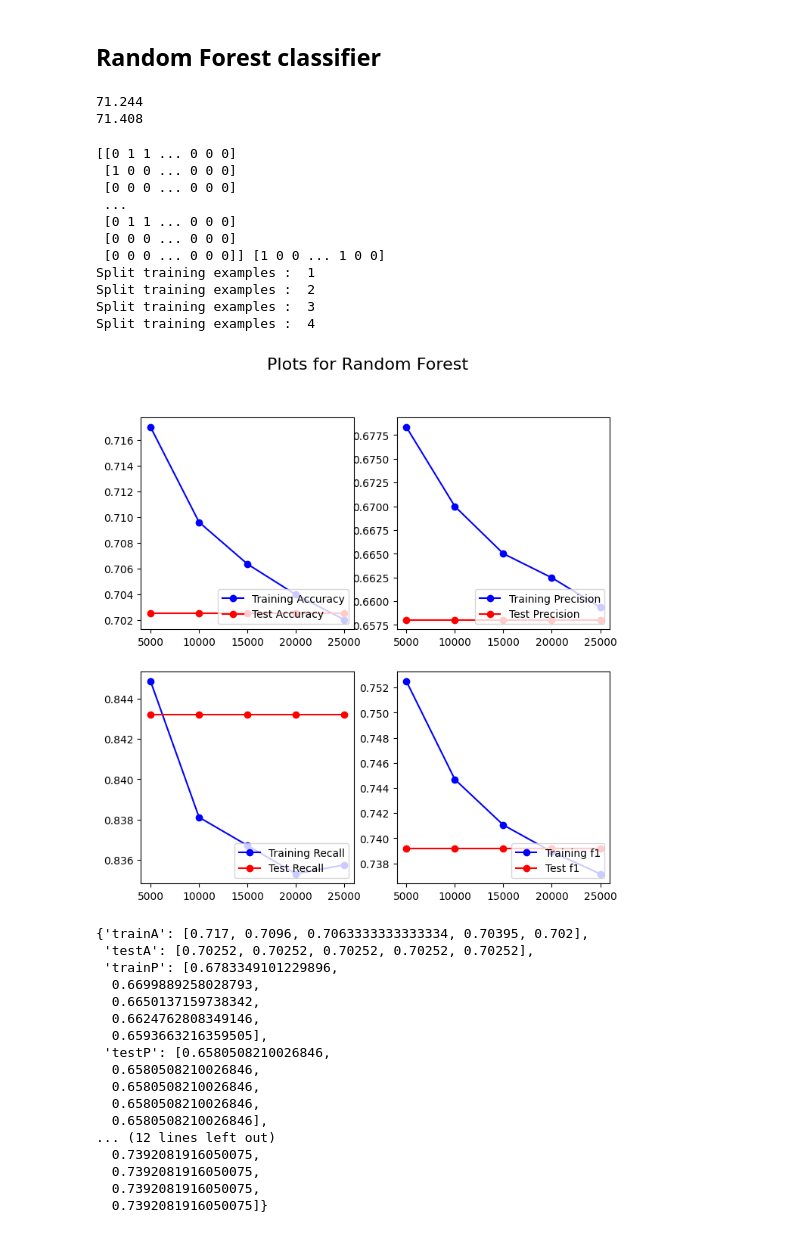
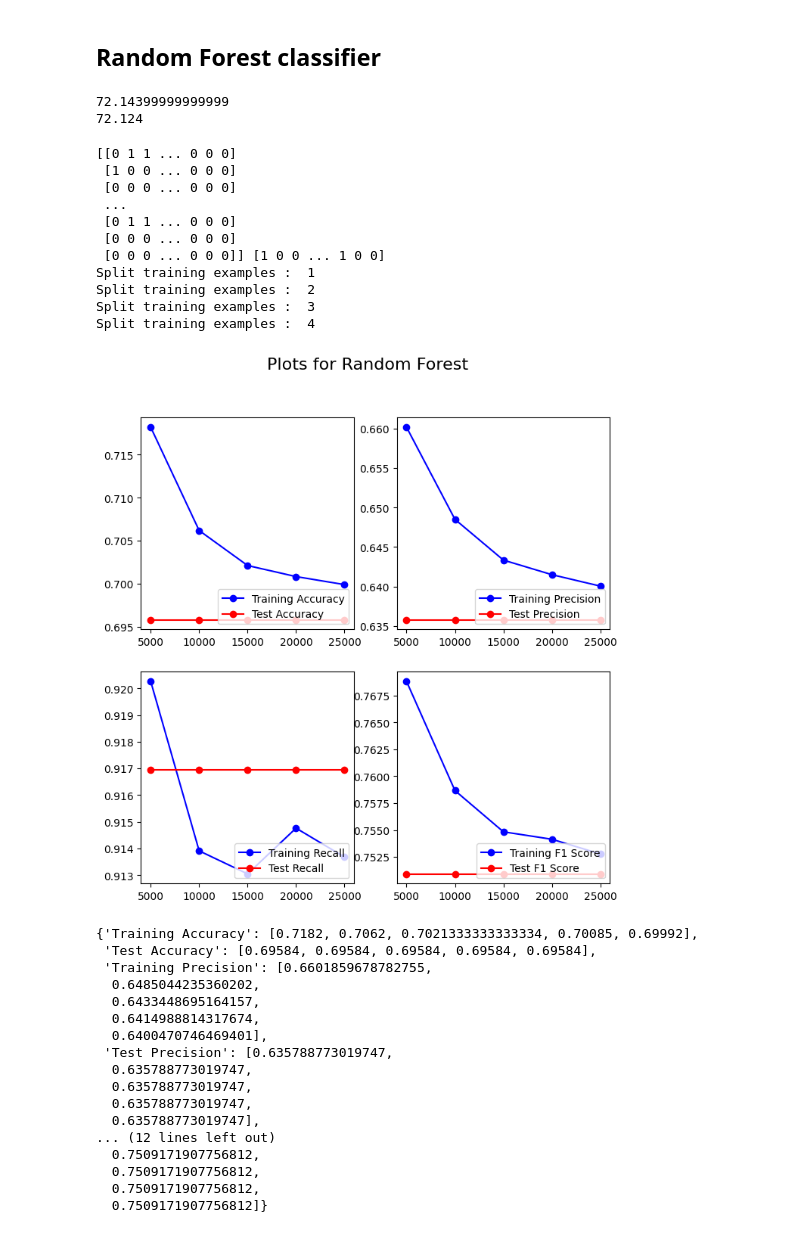
Before and after one commit to OSpyropoulos/IMDb-reviews-classification, a Jupyter notebook: ergasia.ipynb, the cells around one changed output. Drawn from its saved outputs; the diff is of its cells as text; code cells hidden in the pictures.

```diff
--- a/ergasia.ipynb
+++ b/ergasia.ipynb
@@ -888,7 +713,8 @@ class Random_Forest():
                 y_pred.append(0)
         return y_pred
 # %%
-model = Random_Forest(len(vocabulary))
+
+model = Random_Forest(400,8) #the combination that gives the best results
 trained_forest = model.fit(x_train_binary, y_train_list)
 y_pred = model.predict(x_train_binary)
 y_train_list = y_train.tolist()
@@ -908,38 +734,38 @@ for i in range(len(y_test)):
 correct_percentage_test = (sum/len(y_test_list))*100
 print(correct_percentage_test)
 # %% [output]
-71.244
-71.408
+72.14399999999999
+72.124
 # %%
-tool = Random_Forest(len(vocabulary))
-custom_curve(tool, x_train_binary, y_train, x_test_binary, y_test, 5, "Random Forest", zoom_out= False)
+tool = Random_Forest(400,8)
+custom_curve(tool, x_train_binary, y_train, x_test_binary, y_test, 5, "Random Forest")
 # %% [output]
 [[0 1 1 ... 0 0 0]
  [1 0 0 ... 0 0 0]
  [0 0 0 ... 0 0 0]
  ...
  [0 1 1 ... 0 0 0]
  [0 0 0 ... 0 0 0]
  [0 0 0 ... 0 0 0]] [1 0 0 ... 1 0 0]
 Split training examples :  1
 Split training examples :  2
 Split training examples :  3
 Split training examples :  4
-[figure, old version]
+[figure, new version]
-{'trainA': [0.717, 0.7096, 0.7063333333333334, 0.70395, 0.702],
- 'testA': [0.70252, 0.70252, 0.70252, 0.70252, 0.70252],
- 'trainP': [0.6783349101229896,
-  0.6699889258028793,
-  0.6650137159738342,
-  0.6624762808349146,
-  0.6593663216359505],
- 'testP': [0.6580508210026846,
-  0.6580508210026846,
-  0.6580508210026846,
-  0.6580508210026846,
-  0.6580508210026846],
+{'Training Accuracy': [0.7182, 0.7062, 0.7021333333333334, 0.70085, 0.69992],
+ 'Test Accuracy': [0.69584, 0.69584, 0.69584, 0.69584, 0.69584],
+ 'Training Precision': [0.6601859678782755,
+  0.6485044235360202,
+  0.6433448695164157,
+  0.6414988814317674,
+  0.6400470746469401],
+ 'Test Precision': [0.635788773019747,
+  0.635788773019747,
+  0.635788773019747,
+  0.635788773019747,
+  0.635788773019747],
 ... (12 lines left out)
-  0.7392081916050075,
-  0.7392081916050075,
-  0.7392081916050075,
-  0.7392081916050075]}
+  0.7509171907756812,
+  0.7509171907756812,
+  0.7509171907756812,
+  0.7509171907756812]}
```
Also changed, not shown: parts of 13 cells of this notebook, 2 other files.
